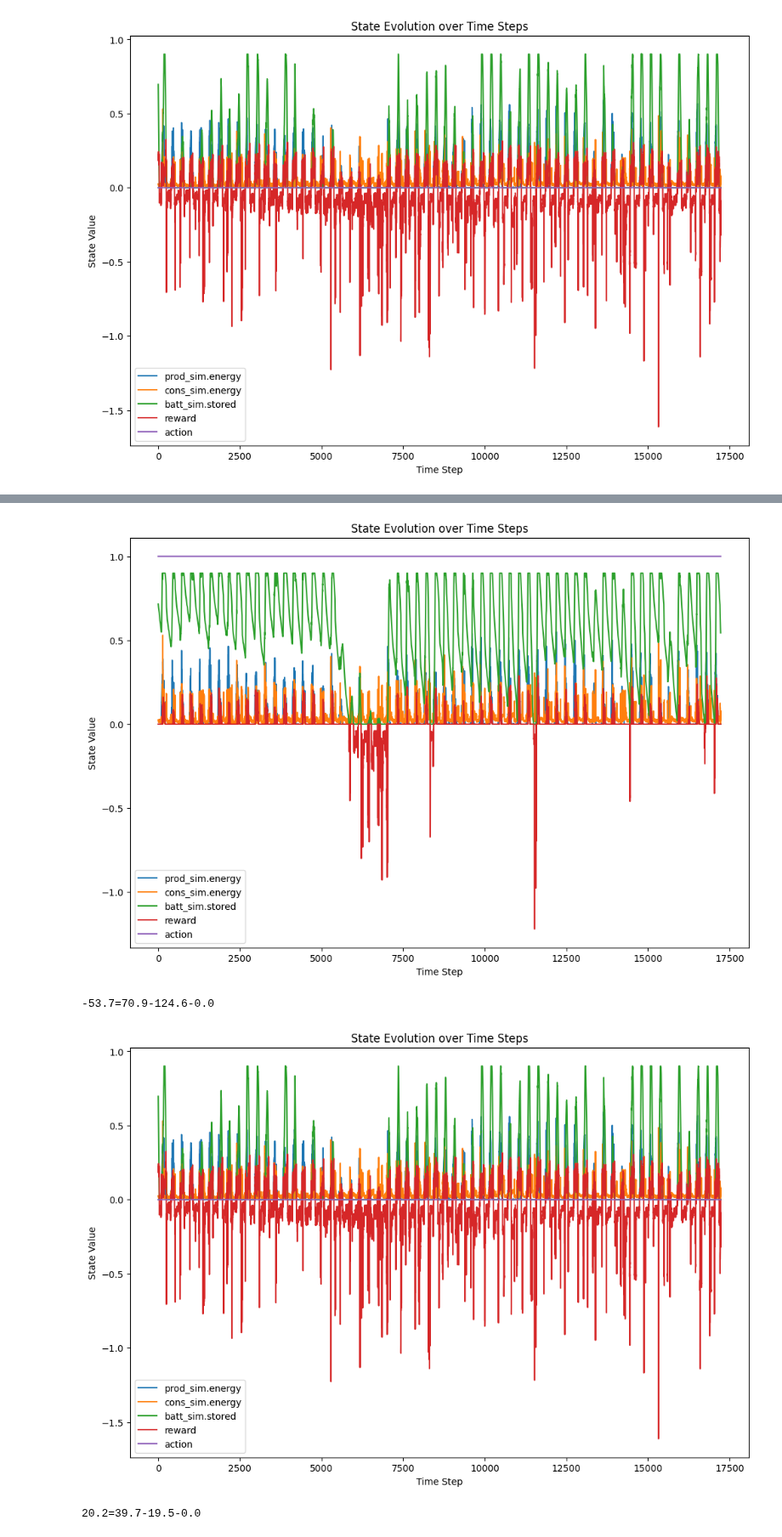
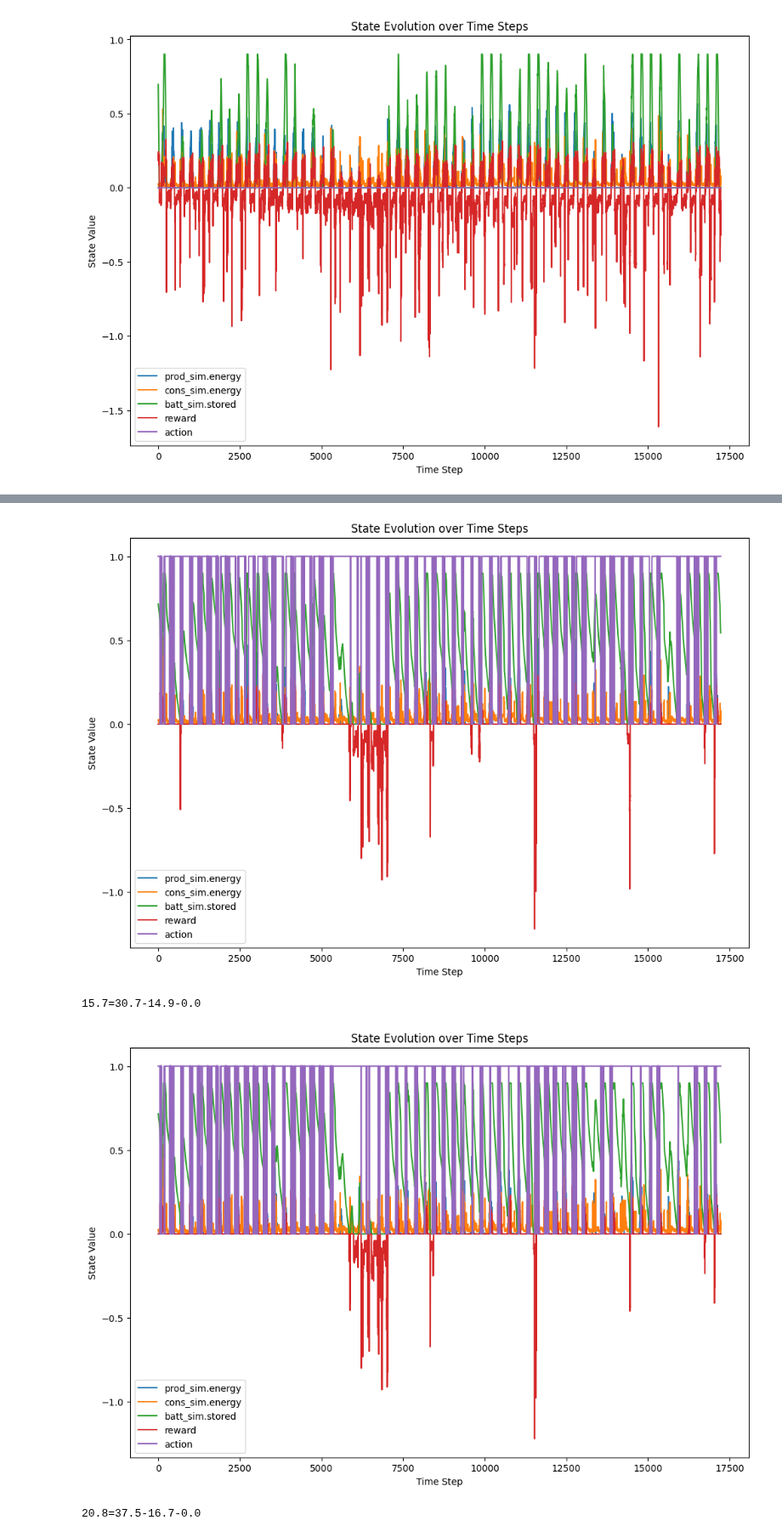
Before and after one commit to EmaR97/EnergyManagementRL, a Jupyter notebook: notebooks/02_model_training.ipynb, the cells around one changed output, grey strips where cells are left out. Shown at 85% size. Saved outputs shown, nothing was run; the diff lists cells and outputs as text; code cells hidden in the pictures.

```diff
--- a/notebooks/02_model_training.ipynb
+++ b/notebooks/02_model_training.ipynb
@@ -304,8 +299,8 @@ best_all_time_model = DQN.load(
     env=env
 )
 for model_to_test in [
-    ConservativeModel(),
-    GreedyModel(),
+    # ConservativeModel(),
+    # GreedyModel(),
     latest_model,
     best_model,
     best_all_time_model
@@ -323,4 +318,4 @@ for model_to_test in [
-[figure, old version]
+[figure, new version]
--53.7=70.9-124.6-0.0
+15.7=30.7-14.9-0.0
-[figure, old version]
+[figure, new version]
-20.2=39.7-19.5-0.0
+20.8=37.5-16.7-0.0
```
Also changed, not shown: parts of 6 cells of this notebook, 7 other files.
